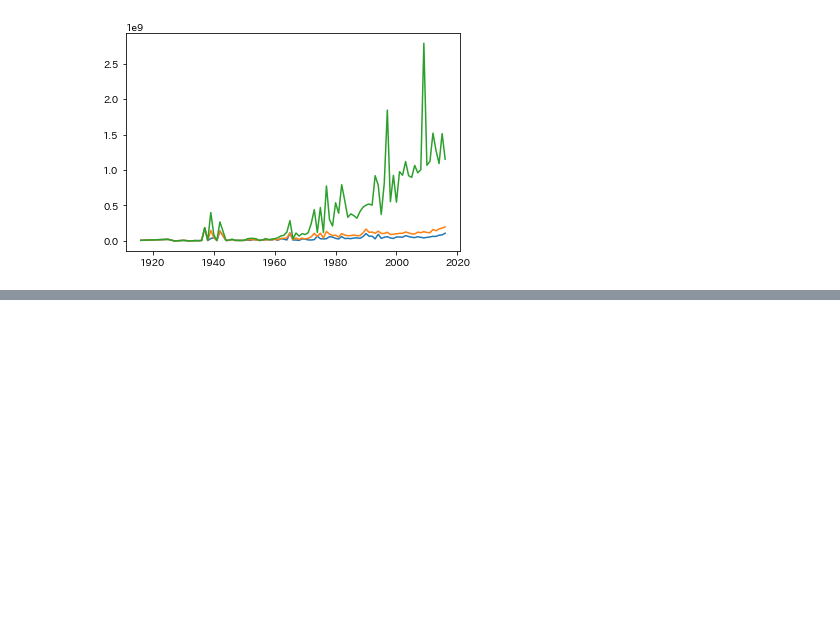
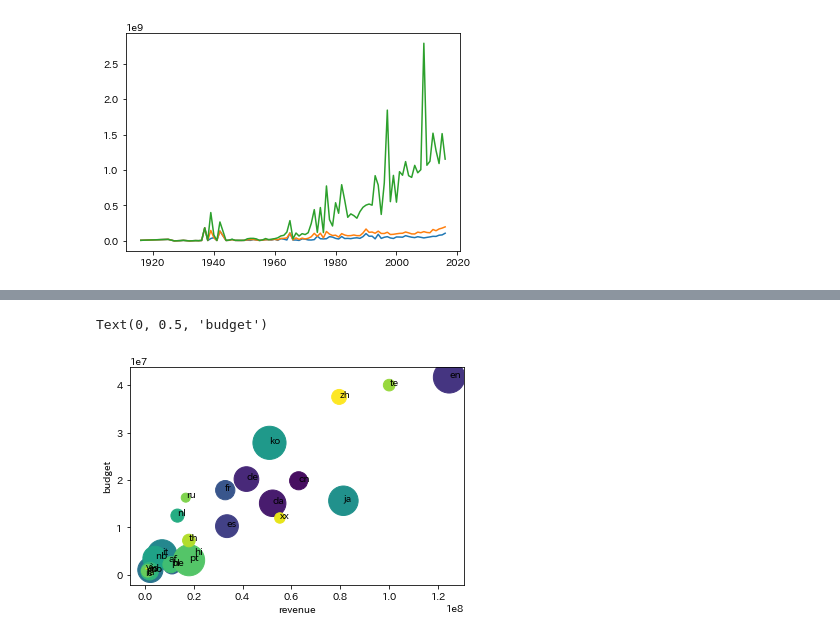
Before and after one commit to yuki-taniguchi/py-practice, a Jupyter notebook: work/matplotlib_train.ipynb, the cells around one changed output, grey strips where cells are left out. Saved outputs shown, nothing was run; the diff lists cells and outputs as text; code cells hidden in the pictures; blank space fills up the shorter version.

```diff
--- a/work/matplotlib_train.ipynb
+++ b/work/matplotlib_train.ipynb
@@ -196,0 +185,11 @@ KeyboardInterrupt:
+# %%
+df_ = df.groupby('original_language').mean()[['budget','revenue','vote_count']]
+c = np.arange(len(df_))
+plt.scatter('revenue','budget',s='vote_count',c=c,data=df_)
+for idx, row in df_.iterrows():
+    plt.annotate(idx,(row['revenue'],row['budget']))
+plt.xlabel('revenue')
+plt.ylabel('budget')
+# %% [output]
+Text(0, 0.5, 'budget')
+[figure, added]
```
Also changed, not shown: parts of 15 cells of this notebook, 2 other files.
